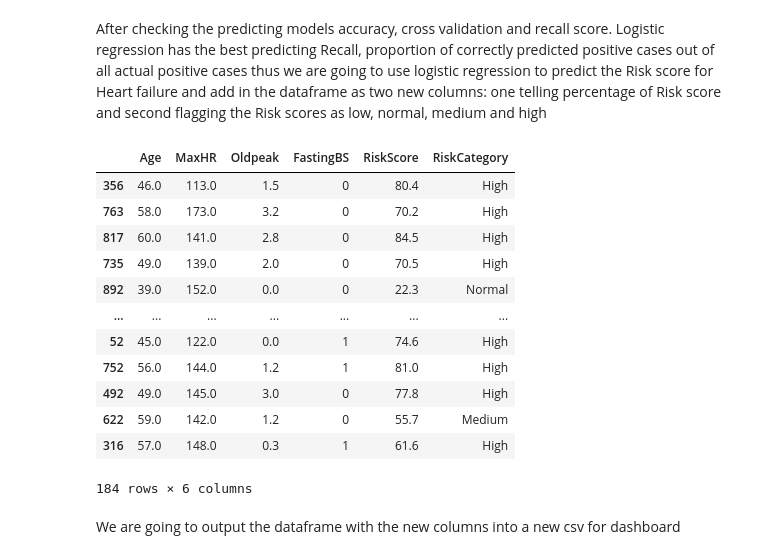
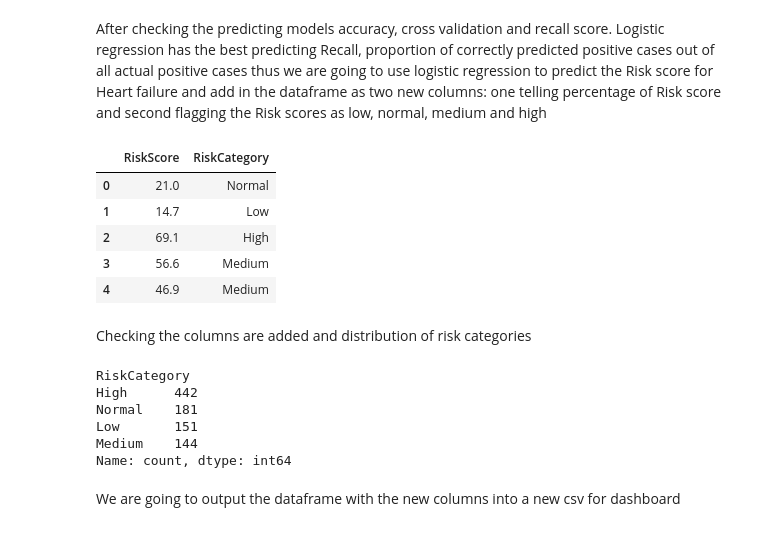
Before and after one commit to Iqra-qbl/Heart-Failure-Risk-Analysis, a Jupyter notebook: jupyter_notebooks/3. Predictive modelling.ipynb, the cells around one changed output. Saved outputs shown, nothing was run; the diff lists cells and outputs as text; code cells hidden in the pictures.

Commit message:
checking if new columns have been added to new csv file

```diff
--- a/jupyter_notebooks/3. Predictive modelling.ipynb
+++ b/jupyter_notebooks/3. Predictive modelling.ipynb
@@ -106,7 +106,7 @@ Now we are going to use different models like logistic regression model, decisio
 Creating logistics regression model to predict risk score for heart failure
 # %%
 # Defining the features and target variable
-X = df[['Age', 'MaxHR', 'Oldpeak', 'FastingBS', 'ChestPainType_TA', 'Cholesterol']]  # Important features
+X = df[['Age','Sex_M','MaxHR', 'Oldpeak', 'FastingBS', 'ChestPainType_TA', 'Cholesterol']]  # Important features
 y = df['HeartDisease']  # Target variable (1 = Heart Disease, 0 = No Heart Disease)
 
 # Splitting data into training and testing sets
@@ -454,39 +454,47 @@ cv_results
 # %% [markdown]
 After checking the predicting models accuracy, cross validation and recall score. Logistic regression has the best predicting Recall, proportion of correctly predicted positive cases out of all actual positive cases thus we are going to use logistic regression to predict the Risk score for Heart failure and add in the dataframe as two new columns: one telling percentage of Risk score and second flagging the Risk scores as low, normal, medium and high
 # %%
-# Adding predicted risk to the original DataFrame
-X_test['RiskScore'] = np.round(y_pred_proba * 100,1)  # Convert to percentage scale
+# Ensuring the feature set matches the one used during model fitting
+X_full = df[['Age', 'Sex_M', 'MaxHR', 'Oldpeak', 'FastingBS', 'ChestPainType_TA', 'Cholesterol']]
 
-# Define a function to categorize risk scores
+# Predict probabilities for the entire dataset
+df['RiskScore'] = np.round(model.predict_proba(X_full)[:, 1] * 100, 1)   # Convert to percentage scale
+
+# Define function to categorize risk scores
 def categorize_risk(score):
     if score < 20:
         return 'Low'
     elif 20 <= score < 40:
         return 'Normal'
     elif 40 <= score < 60:
         return 'Medium'
     else:
         return 'High'
 
-# Apply the function to create a new column for risk categories
-X_test['RiskCategory'] = X_test['RiskScore'].apply(categorize_risk)
+# Apply function to create a new column for risk categories
+df['RiskCategory'] = df['RiskScore'].apply(categorize_risk)
 
 # Display the updated DataFrame with the new columns
-X_test[['Age', 'MaxHR', 'Oldpeak', 'FastingBS', 'RiskScore', 'RiskCategory']]
+df[['RiskScore', 'RiskCategory']].head()
 # %% [output]
-|  | Age | MaxHR | Oldpeak | FastingBS | RiskScore | RiskCategory |
-| 356 | 46.0 | 113.0 | 1.5 | 0 | 80.4 | High |
-| 763 | 58.0 | 173.0 | 3.2 | 0 | 70.2 | High |
-| 817 | 60.0 | 141.0 | 2.8 | 0 | 84.5 | High |
-| 735 | 49.0 | 139.0 | 2.0 | 0 | 70.5 | High |
-| 892 | 39.0 | 152.0 | 0.0 | 0 | 22.3 | Normal |
-| ... | ... | ... | ... | ... | ... | ... |
-| 52 | 45.0 | 122.0 | 0.0 | 1 | 74.6 | High |
-| 752 | 56.0 | 144.0 | 1.2 | 1 | 81.0 | High |
-| 492 | 49.0 | 145.0 | 3.0 | 0 | 77.8 | High |
-| 622 | 59.0 | 142.0 | 1.2 | 0 | 55.7 | Medium |
-| 316 | 57.0 | 148.0 | 0.3 | 1 | 61.6 | High |
+|  | RiskScore | RiskCategory |
+| 0 | 21.0 | Normal |
+| 1 | 14.7 | Low |
+| 2 | 69.1 | High |
+| 3 | 56.6 | Medium |
+| 4 | 46.9 | Medium |
-184 rows × 6 columns
+# %% [markdown]
+Checking the columns are added and distribution of risk categories
+# %%
+df.columns
+df['RiskCategory'].value_counts()
+# %% [output]
+RiskCategory
+High      442
+Normal    181
+Low       151
+Medium    144
+Name: count, dtype: int64
 # %% [markdown]
 We are going to output the dataframe with the new columns into a new csv for dashboard
 # %%
```
Also changed, not shown: parts of 9 cells of this notebook.
